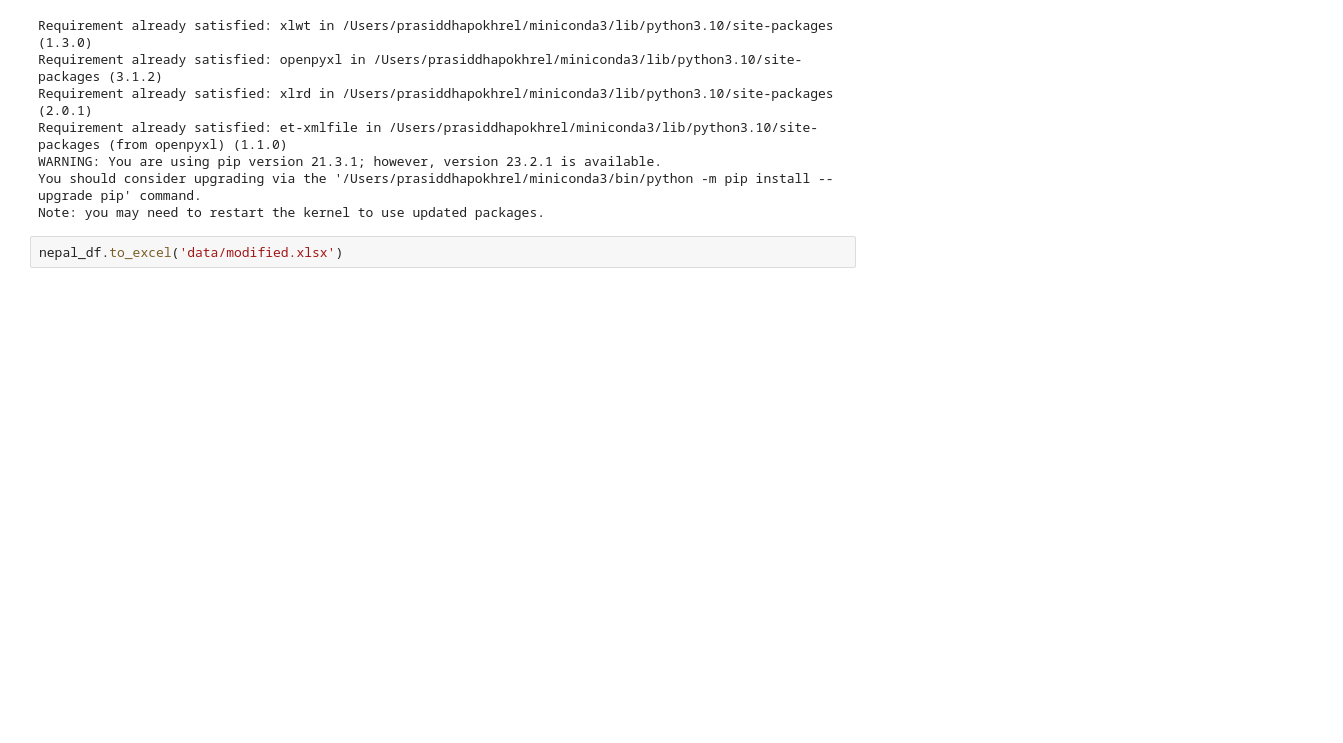
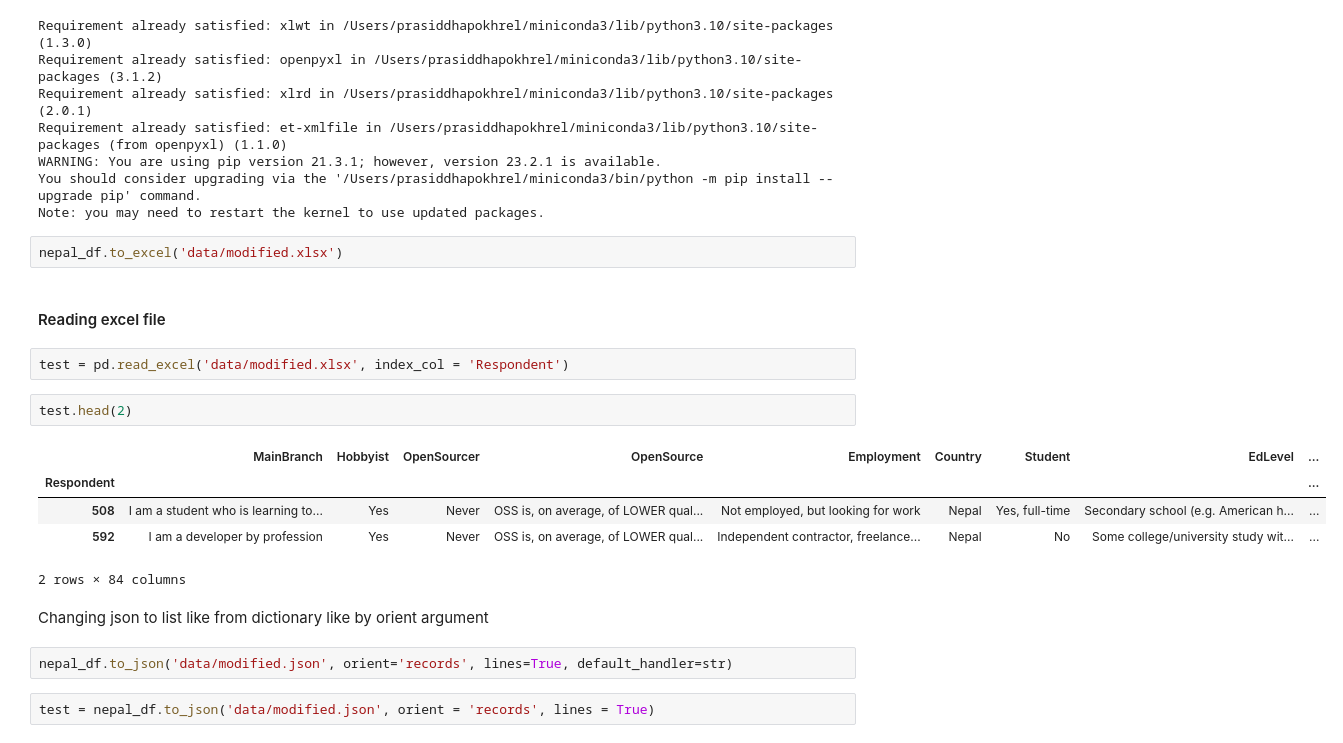
Before and after one commit to pkrlfamous/ML-Python, a Jupyter notebook: Pandas/part-11-reading-writing-data-to-different-sources.ipynb, the cells around one changed output. Saved outputs shown, nothing was run; the diff lists cells and outputs as text; blank space fills up the shorter version.

Commit message:
Part 10: Reading and Writing to json file

```diff
--- a/Pandas/part-11-reading-writing-data-to-different-sources.ipynb
+++ b/Pandas/part-11-reading-writing-data-to-different-sources.ipynb
@@ -57,3 +58,21 @@ You should consider upgrading via the '/Users/prasiddhapokhrel/miniconda3/bin/py
 Note: you may need to restart the kernel to use updated packages.
 # %%
 nepal_df.to_excel('data/modified.xlsx')
+# %% [markdown]
+#### Reading excel file
+# %%
+test = pd.read_excel('data/modified.xlsx', index_col = 'Respondent')
+# %%
+test.head(2)
+# %% [output]
+|  | MainBranch | Hobbyist | OpenSourcer | OpenSource | Employment | Country | Student | EdLevel | ... |
+| Respondent |  |  |  |  |  |  |  |  | ... |
+| 508 | I am a student who is learning to... | Yes | Never | OSS is, on average, of LOWER qual... | Not employed, but looking for work | Nepal | Yes, full-time | Secondary school (e.g. American h... | ... |
+| 592 | I am a developer by profession | Yes | Never | OSS is, on average, of LOWER qual... | Independent contractor, freelance... | Nepal | No | Some college/university study wit... | ... |
+2 rows × 84 columns
+# %% [markdown]
+Changing json to list like from dictionary like by orient argument
+# %%
+nepal_df.to_json('data/modified.json', orient='records', lines=True, default_handler=str)
+# %%
+test = nepal_df.to_json('data/modified.json', orient = 'records', lines = True)
```
Also changed, not shown: parts of 2 cells of this notebook, 2 other files.
